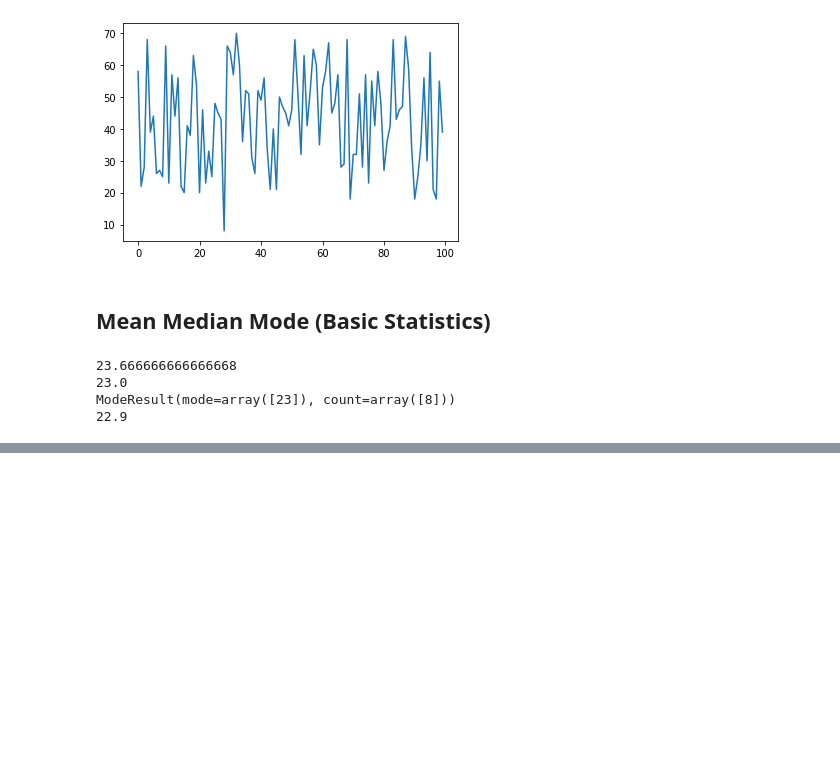
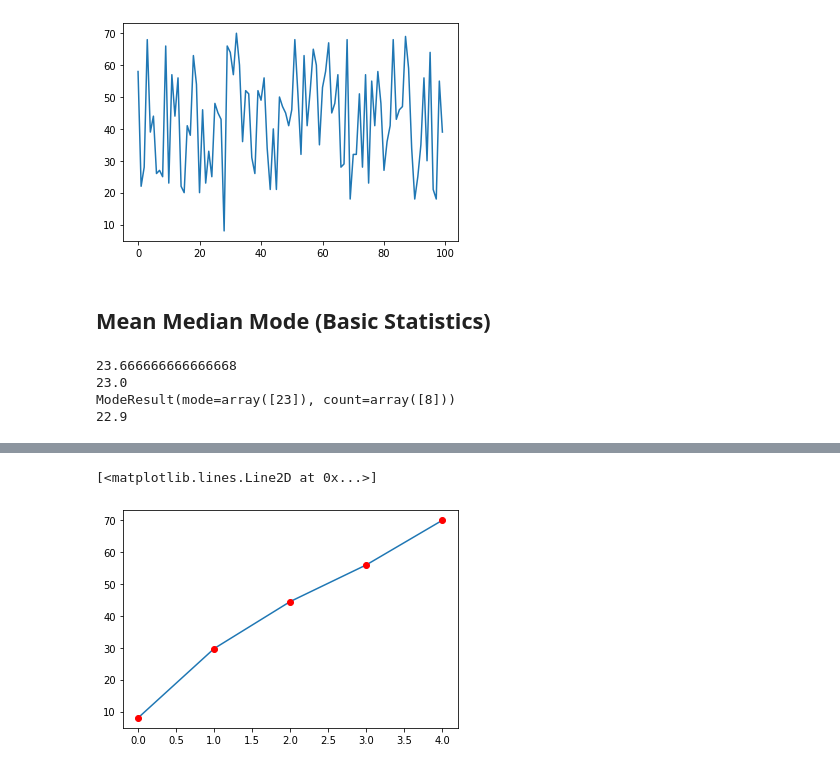
Before and after one commit to prd-dahal/Statistics, a Jupyter notebook: PL02 Brandon Foltz/Descriptive Statistics I.ipynb, the cells around one changed output, grey strips where cells are left out. Cells and saved outputs as stored; diff of their text form; code cells hidden in the pictures; blank space fills up the shorter version.

```diff
--- a/PL02 Brandon Foltz/Descriptive Statistics I.ipynb
+++ b/PL02 Brandon Foltz/Descriptive Statistics I.ipynb
@@ -130,0 +173,13 @@ ModeResult(mode=array([23]), count=array([8]))
+# %%
+quartiles =[]
+quartiles.append(np.min(ages))
+
+quartiles.append((np.percentile(ages, 25)))
+quartiles.append((np.percentile(ages,50)))
+quartiles.append((np.percentile(ages,75)))
+quartiles.append((np.max(ages)))
+plt.plot(quartiles)
+plt.plot(quartiles,'ro')
+# %% [output]
+[<matplotlib.lines.Line2D at 0x...>]
+[figure, added]
```
Also changed, not shown: parts of 15 cells of this notebook, 1 other file.
